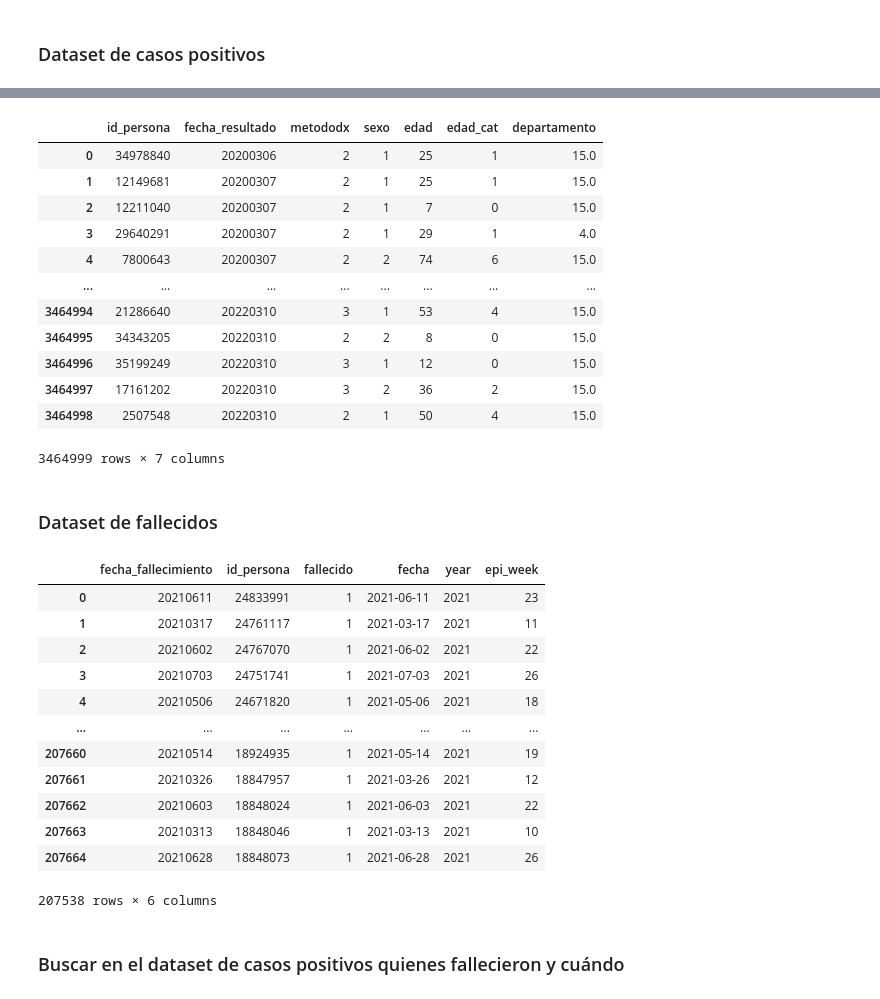
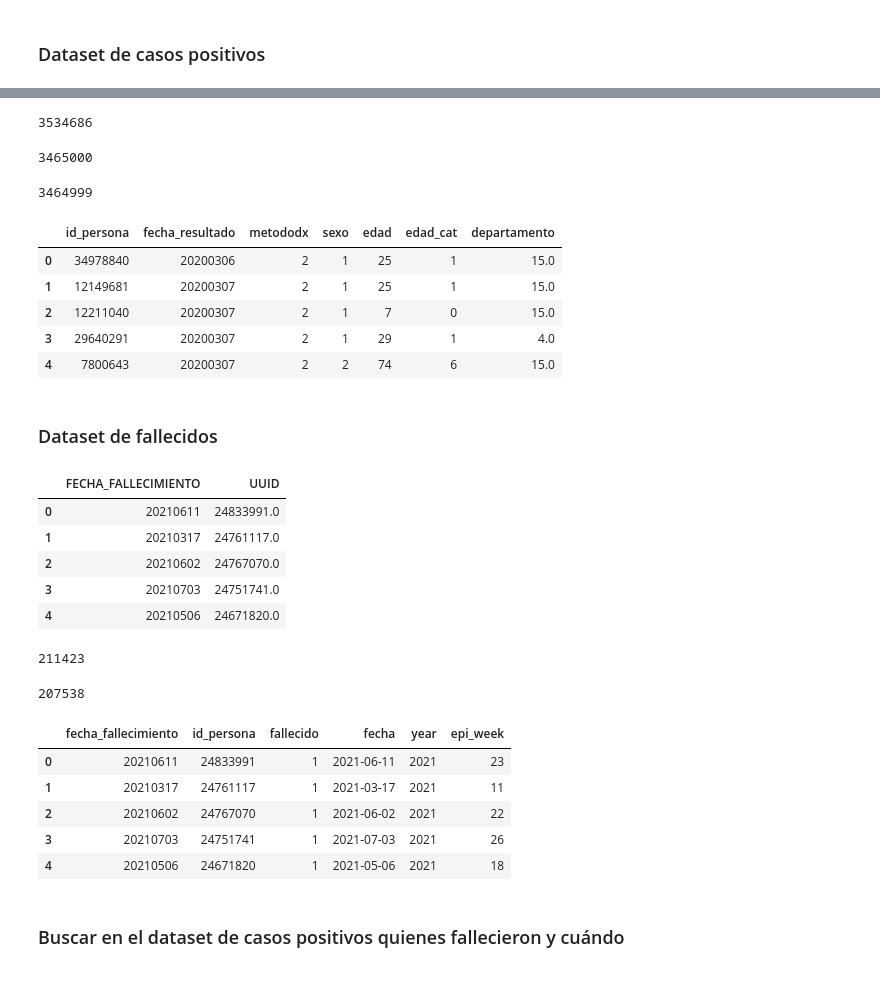
Before and after one commit to xxotto/covid19-Peru, a Jupyter notebook: Notebooks/3_DataFiltering.ipynb, the cells around one changed output, grey strips where cells are left out. Saved outputs shown, nothing was run; the diff lists cells and outputs as text; code cells hidden in the pictures.

```diff
--- a/Notebooks/3_DataFiltering.ipynb
+++ b/Notebooks/3_DataFiltering.ipynb
@@ -50,0 +66,13 @@ dic_dep = {
+# %%
+# TOTAL de casos positivos
+len(df_cas)
+# %% [output]
+3534686
+# %%
+# Remover casos con información faltante
+df_cas = df_cas.dropna()
+
+# TOTAL de casos positivos sin 'missing values'
+len(df_cas)
+# %% [output]
+3465000
@@ -51 +86,6 @@ dic_dep = {
+# %%
+# TOTAL de casos positivos sin valores erróneos
+len(df_cas)
+# %% [output]
+3464999
 # %%
@@ -95,21 +123,14 @@ df_cas['departamento'] = df_cas['departamento'].map(dic_dep).astype('float')
 df_cas['metododx'].replace(dic_met, inplace=True)
 df_cas['metododx'] = df_cas['metododx'].astype('int8')
 # %%
-df_cas
+df_cas.head()
 # %% [output]
 |  | id_persona | fecha_resultado | metododx | sexo | edad | edad_cat | departamento |
 | 0 | 34978840 | 20200306 | 2 | 1 | 25 | 1 | 15.0 |
 | 1 | 12149681 | 20200307 | 2 | 1 | 25 | 1 | 15.0 |
 | 2 | 12211040 | 20200307 | 2 | 1 | 7 | 0 | 15.0 |
 | 3 | 29640291 | 20200307 | 2 | 1 | 29 | 1 | 4.0 |
 | 4 | 7800643 | 20200307 | 2 | 2 | 74 | 6 | 15.0 |
-| ... | ... | ... | ... | ... | ... | ... | ... |
-| 3464994 | 21286640 | 20220310 | 3 | 1 | 53 | 4 | 15.0 |
-| 3464995 | 34343205 | 20220310 | 2 | 2 | 8 | 0 | 15.0 |
-| 3464996 | 35199249 | 20220310 | 3 | 1 | 12 | 0 | 15.0 |
-| 3464997 | 17161202 | 20220310 | 3 | 2 | 36 | 2 | 15.0 |
-| 3464998 | 2507548 | 20220310 | 2 | 1 | 50 | 4 | 15.0 |
-3464999 rows × 7 columns
 # %% [markdown]
 ### Dataset de fallecidos
 # %%
@@ -118,9 +139,33 @@ url_fal = '../RawData/fallecidos_covid.csv'
 col_fal = ['FECHA_FALLECIMIENTO', 'UUID']
 df_fal = pd.read_csv(url_fal, sep = ';', usecols= col_fal, dtype = {'FECHA_FALLECIMIENTO':'int32'},
                      low_memory=False)
+# %%
+df_fal.head()
+# %% [output]
+|  | FECHA_FALLECIMIENTO | UUID |
+| 0 | 20210611 | 24833991.0 |
+| 1 | 20210317 | 24761117.0 |
+| 2 | 20210602 | 24767070.0 |
+| 3 | 20210703 | 24751741.0 |
+| 4 | 20210506 | 24671820.0 |
+# %%
+# TOTAL de casos positivos
+len(df_fal)
+# %% [output]
+211423
+# %%
+# Remover casos con información faltante
+df_fal = df_fal.dropna()
+
+# TOTAL de casos positivos sin 'missing values'
+len(df_fal)
+# %% [output]
+207538
 # %%
-df_fal = df_fal.dropna()  # Drop nan values
+# Nombrar a todos los casos de fallecimientos con un identificador
 df_fal['fallecido'] = 1
+
+# Cambiar de data type para reducir tamaño
 df_fal = df_fal.astype({'UUID': 'int32', 'fallecido': 'int8'})
 
 # Transformar a formato fecha para operar los días
@@ -134,7 +179,7 @@ df_fal[['year','epi_week']] = df_fal['fecha'].apply(lambda date : Week.fromdate(
 # Ordenar columnas
 df_fal.rename(columns = {'FECHA_FALLECIMIENTO':'fecha_fallecimiento', 'UUID':'id_persona'}, inplace=True)
 
-df_fal
+df_fal.head()
 # %% [output]
 |  | fecha_fallecimiento | id_persona | fallecido | fecha | year | epi_week |
 | 0 | 20210611 | 24833991 | 1 | 2021-06-11 | 2021 | 23 |
@@ -142,13 +187,6 @@ df_fal
 | 2 | 20210602 | 24767070 | 1 | 2021-06-02 | 2021 | 22 |
 | 3 | 20210703 | 24751741 | 1 | 2021-07-03 | 2021 | 26 |
 | 4 | 20210506 | 24671820 | 1 | 2021-05-06 | 2021 | 18 |
-| ... | ... | ... | ... | ... | ... | ... |
-| 207660 | 20210514 | 18924935 | 1 | 2021-05-14 | 2021 | 19 |
-| 207661 | 20210326 | 18847957 | 1 | 2021-03-26 | 2021 | 12 |
-| 207662 | 20210603 | 18848024 | 1 | 2021-06-03 | 2021 | 22 |
-| 207663 | 20210313 | 18848046 | 1 | 2021-03-13 | 2021 | 10 |
-| 207664 | 20210628 | 18848073 | 1 | 2021-06-28 | 2021 | 26 |
-207538 rows × 6 columns
 # %% [markdown]
 ### Buscar en el dataset de casos positivos quienes fallecieron y cuándo
 # %%
```
Also changed, not shown: parts of 47 cells of this notebook, 4 other files.
